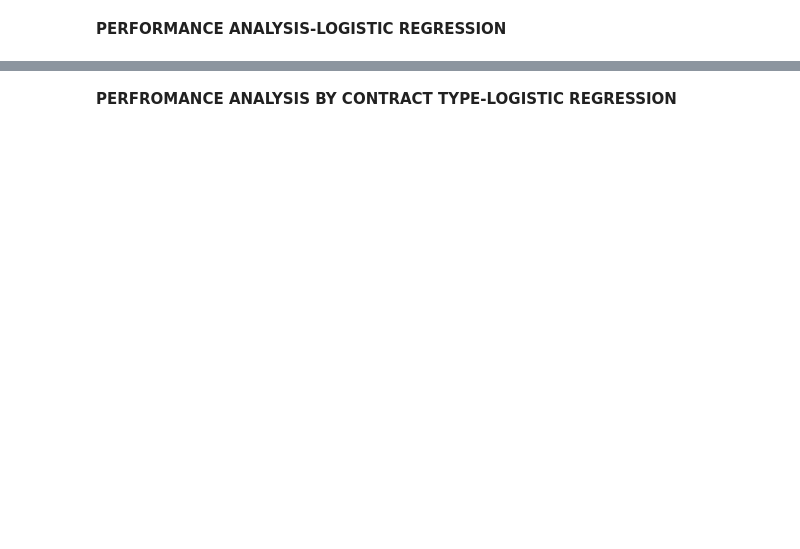
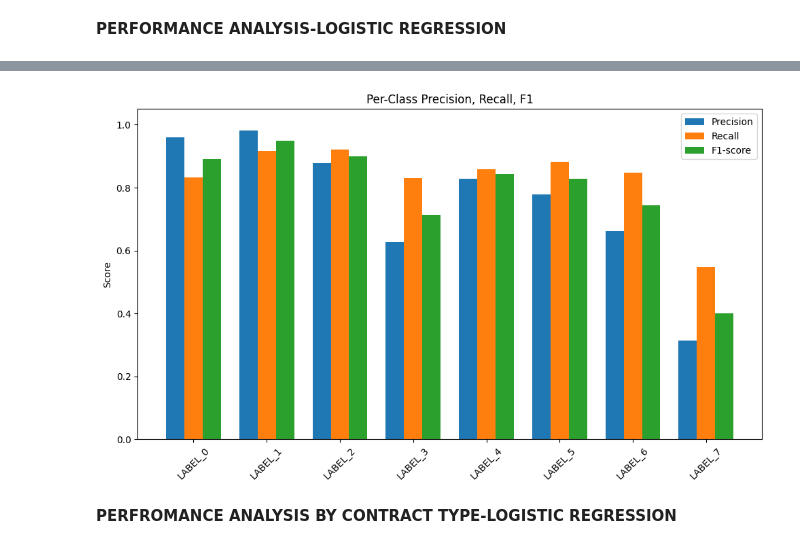
Before and after one commit to jefferyjapheth/legaldocument_nlp, a Jupyter notebook: notebooks/contract_nlp.ipynb, the cells around one changed output, grey strips where cells are left out. Cells and saved outputs as stored; diff of their text form; code cells hidden in the pictures; blank space fills up the shorter version.

```diff
--- a/notebooks/contract_nlp.ipynb
+++ b/notebooks/contract_nlp.ipynb
@@ -514,2 +606,26 @@ recallByLabel 0.8727351164797239
+# %%
+import matplotlib.pyplot as plt
+import numpy as np
+from sklearn.metrics import precision_recall_fscore_support
+
+# --- Calculate per-class metrics
+prec, rec, f1, support = precision_recall_fscore_support(y_true, y_pred, labels=range(len(class_labels)))
+
+x = np.arange(len(class_labels))  # class positions
+
+plt.figure(figsize=(10,6))
+plt.bar(x - 0.25, prec, width=0.25, label="Precision")
+plt.bar(x, rec, width=0.25, label="Recall")
+plt.bar(x + 0.25, f1, width=0.25, label="F1-score")
+
+plt.xticks(x, class_labels, rotation=45)
+plt.ylabel("Score")
+plt.ylim(0,1.05)
+plt.title("Per-Class Precision, Recall, F1")
+plt.legend()
+plt.tight_layout()
+plt.show()
+# %% [output]
+[figure, added]
 # %% [markdown]
 **PERFROMANCE ANALYSIS BY CONTRACT TYPE-LOGISTIC REGRESSION**
```
Also changed, not shown: parts of 30 cells of this notebook, 4 other files.
